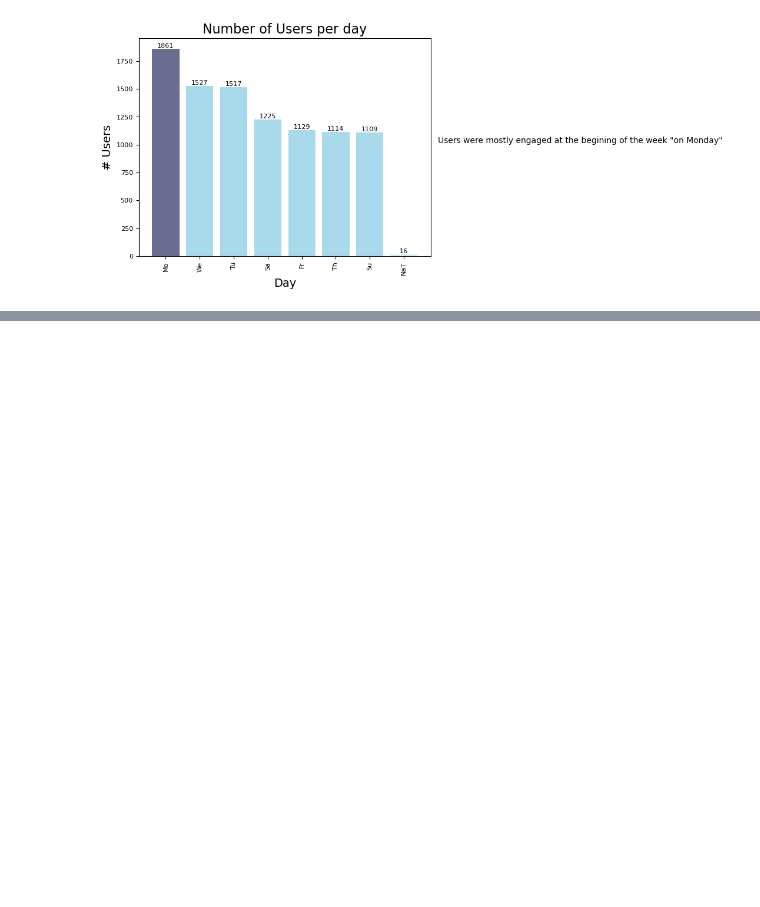
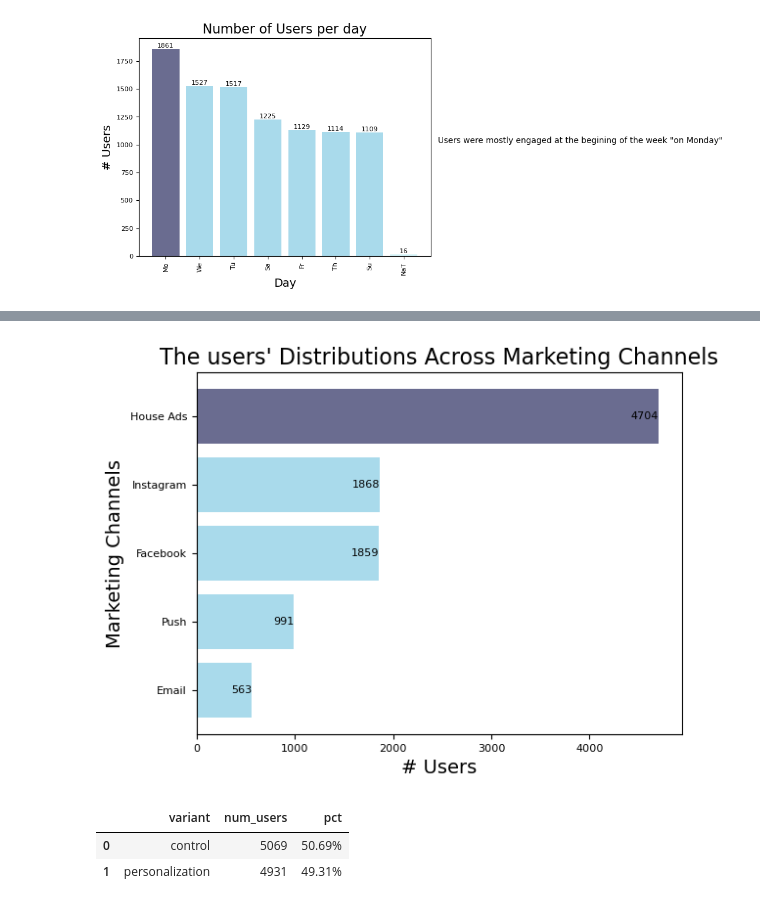
Before and after one commit to hend-a-ghafour/Analyzing_Marketing_Campaigns, a Jupyter notebook: Analyzing_Marketing_Campaigns.ipynb, the cells around one changed output, grey strips where cells are left out. Saved outputs shown, nothing was run; the diff lists cells and outputs as text; code cells hidden in the pictures; blank space fills up the shorter version.

```diff
--- a/Analyzing_Marketing_Campaigns.ipynb
+++ b/Analyzing_Marketing_Campaigns.ipynb
@@ -366,3 +366,8 @@ plt.yticks(fontsize=8)
 plt.text(8,1000,text,va='bottom',ha='left');
 # %% [output]
 [figure]
+# %%
+# Number of users for each marketing channel:
+ch_users=marketing.groupby('marketing_channel').user_id.count().reset_index().rename(columns={'user_id':"num_users"})\
+                  .sort_values('num_users')
+ch_users
@@ -368,0 +381,24 @@ plt.text(8,1000,text,va='bottom',ha='left');
+# %%
+# Visualization:
+x= ch_users.marketing_channel.to_list()
+y= ch_users.num_users
+plt.barh(x,y, color=['#94D1E7','#94D1E7','#94D1E7','#94D1E7','#454775'], alpha=.8)
+plt.title("The users' Distributions Across Marketing Channels", fontsize=16)
+plt.xlabel('# Users', fontsize=14)
+plt.xticks(fontsize=8)
+plt.ylabel('Marketing Channels', fontsize=14)
+plt.yticks(fontsize=8)
+for i, v in enumerate(y):
+    plt.text(v,i,v,ha='right', va='center', fontsize=8);
+# %% [output]
+[figure, added]
+# %%
+# Number of users according to variant categories
+var_users = marketing.groupby('variant')['user_id'].count().reset_index()\
+                     .rename(columns={'user_id':"num_users",})
+var_users['pct']=(var_users.num_users/var_users.num_users.sum())
+var_users.style.format({'pct':'{:,.2%}'})
+# %% [output]
+|  | variant | num_users | pct |
+| 0 | control | 5069 | 50.69% |
+| 1 | personalization | 4931 | 49.31% |
```
Also changed, not shown: parts of 10 cells of this notebook.
